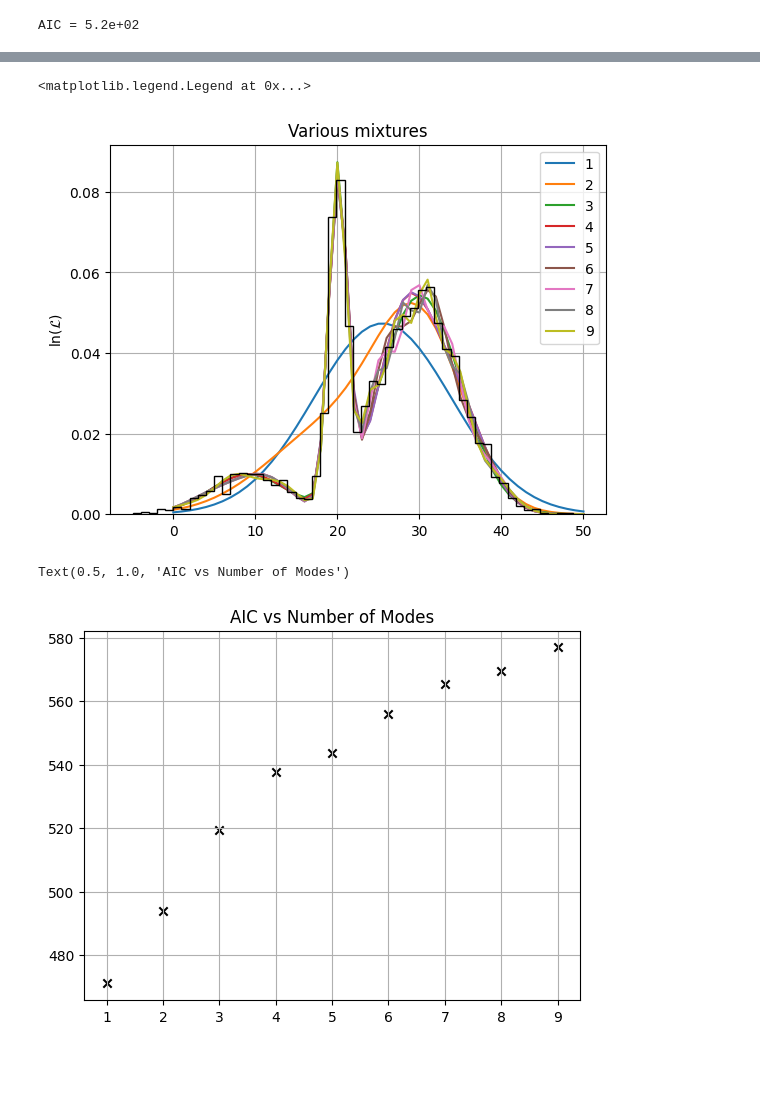
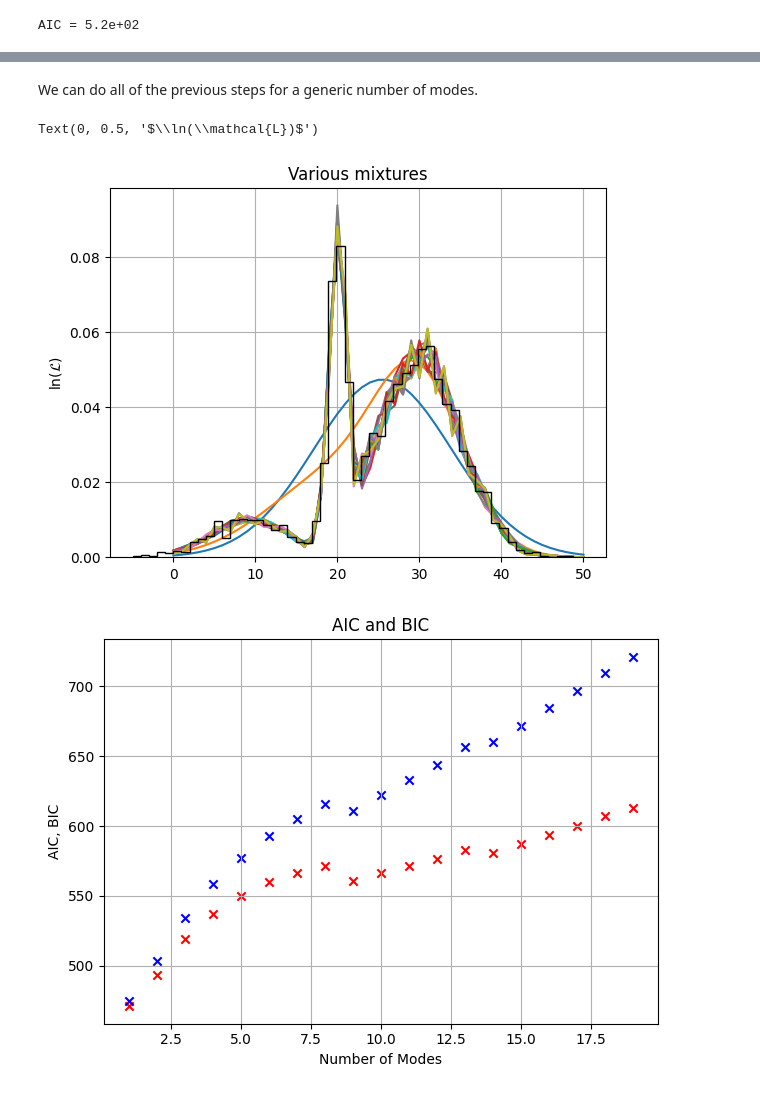
Before and after one commit to Richardforphys/AstroStatistics, a Jupyter notebook: AML/Notebooks/AstroStatistics/BHB.ipynb, the cells around one changed output, grey strips where cells are left out. Saved outputs shown, nothing was run; the diff lists cells and outputs as text; code cells hidden in the pictures; blank space fills up the shorter version.

```diff
--- a/AML/Notebooks/AstroStatistics/BHB.ipynb
+++ b/AML/Notebooks/AstroStatistics/BHB.ipynb
@@ -16,8 +23,7 @@ from sklearn.mixture import GaussianMixture as GM
 NMix = 3 # Number of gaussians
 init_means  = np.array([10, 20, 30]).reshape((3,1)) # Initial means of the gaussians
 # %%
-mixture_components = NMix
-GM_instance = GM(mixture_components, verbose=1, warm_start=True, means_init=init_means)
+GM_instance = GM(NMix, verbose=1, warm_start=False, means_init=init_means)
 # %%
 x = np.linspace(0,50,51)
 x = x.reshape((x.shape[0],1))
@@ -54,9 +99,13 @@ AIC = 5.2e+02
+# %% [markdown]
+We can do all of the previous steps for a generic number of modes.
 # %%
-NMixs = np.arange(1,10,1) # Number of gaussians
+NMixs = np.arange(1,20,1) # Number of gaussians
 # %%
 results_dic = {
     'NM' : [],
+    'Scores': [],
     'AIC': [],
+    'BIC': [],
     'Probs' : [],
     'Labels' : [],
     'Means' : [],
@@ -66,13 +115,15 @@ results_dic = {
 # %%
 for NM in NMixs:
     mixture_components = NMix
-    GM_instance = GM(NM)
+    GM_instance = GM(NM, covariance_type='full', n_init=20)
     results = GM_instance.fit(data)
     if results.converged_ == True:
         scores = results.score_samples(x)
         plt.plot(np.exp(scores), label=f'{NM}')
         results_dic['NM'].append(NM)
+        results_dic['Scores'].append(results.score_samples(x))
         results_dic['AIC'].append(results.aic(x))
+        results_dic['BIC'].append(results.bic(x))
         results_dic['Probs'].append(results.predict_proba(x))
         results_dic['Labels'].append(results.predict(x))
         results_dic['Means'].append(results.means_)
@@ -83,14 +134,17 @@ plt.hist(data, bins=int(np.sqrt(data.shape[0])), histtype='step', edgecolor='bla
 plt.title('Various mixtures')
 plt.grid()
 plt.ylabel(r'$\ln(\mathcal{L})$')
-plt.legend()
+#plt.legend()
 # %% [output]
-<matplotlib.legend.Legend at 0x...>
+Text(0, 0.5, '$\\ln(\\mathcal{L})$')
-[figure, old version]
+[figure, new version]
 # %%
-plt.scatter(results_dic['NM'], results_dic['AIC'], marker='x', color='black')
+plt.scatter(results_dic['NM'], results_dic['AIC'], marker='x', color='red', label='AIC')
+plt.scatter(results_dic['NM'], results_dic['BIC'], marker='x', color='blue', label='BIC')
 plt.grid()
-plt.title('AIC vs Number of Modes')
+plt.title('AIC and BIC')
+plt.ylabel('AIC, BIC')
+plt.xlabel('Number of Modes')
+plt.tight_layout()
 # %% [output]
-Text(0.5, 1.0, 'AIC vs Number of Modes')
-[figure, old version]
+[figure, new version]
```
Also changed, not shown: parts of 29 cells of this notebook.
